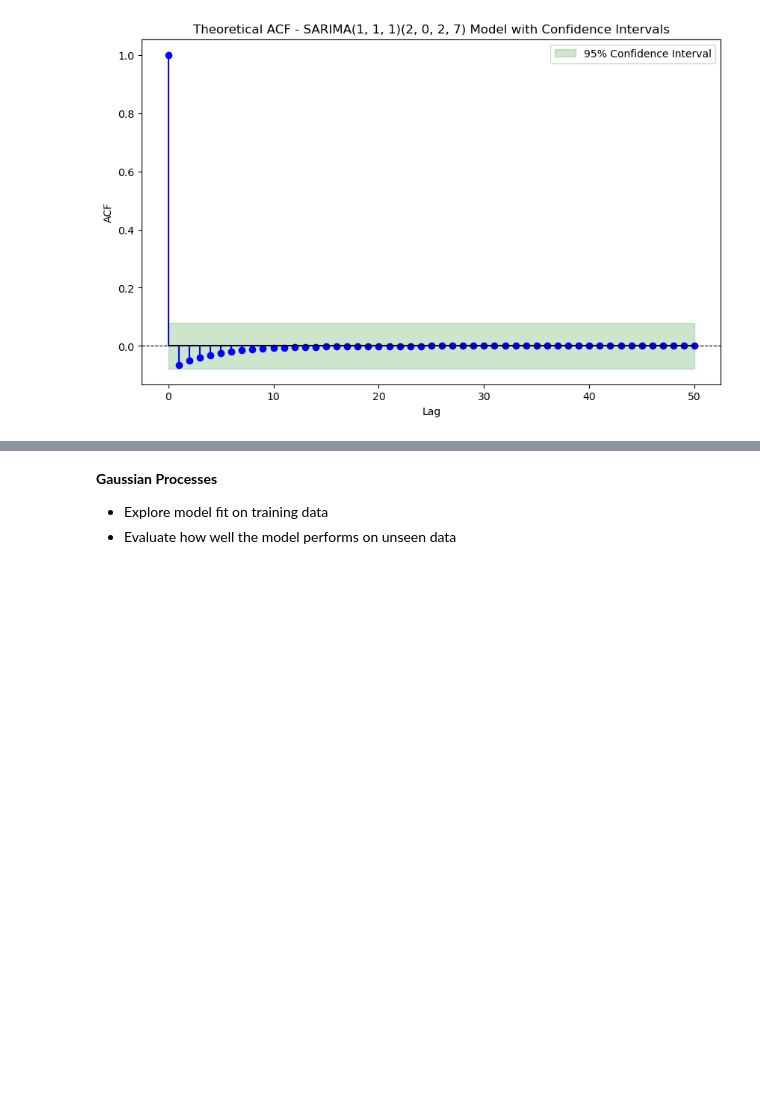
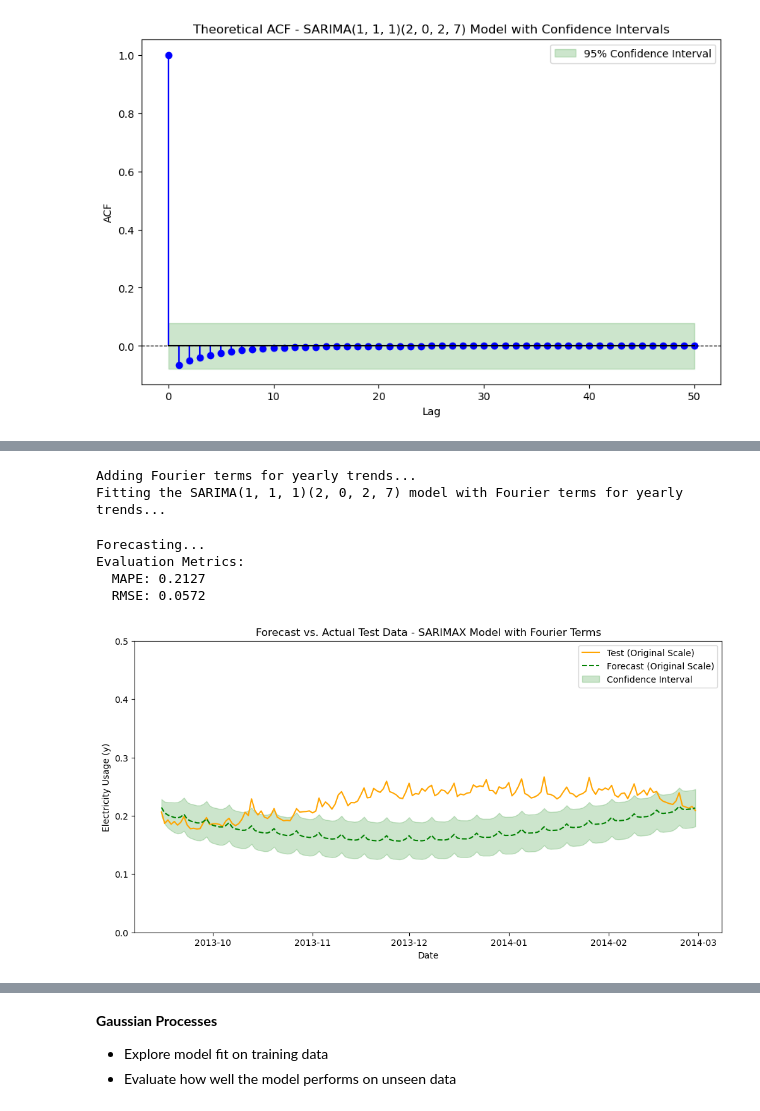
Before and after one commit to chowfi/electricity_demand_forecasting, a Jupyter notebook: notebooks/models.ipynb, the cells around one changed output, grey strips where cells are left out. Cells and saved outputs as stored; diff of their text form; code cells hidden in the pictures; blank space fills up the shorter version.

```diff
--- a/notebooks/models.ipynb
+++ b/notebooks/models.ipynb
@@ -991,0 +1041,58 @@ Evaluation Metrics:
+# %%
+#original(not-differenced data) scale
+#conclusion: fourier terms also not making a difference here at the original scale!
+
+train_series = train_data_daily.set_index('date')['y']
+test_series = test_data_daily.set_index('date')['y']
+
+print("Adding Fourier terms for yearly trends...")
+fourier_yearly = Fourier(period=365.25, order=1)
+fourier_terms_train = fourier_yearly.in_sample(index=train_series.index)
+
+print("Fitting the SARIMA(1, 1, 1)(2, 0, 2, 7) model with Fourier terms for yearly trends...")
+model = SARIMAX(
+    endog=train_series,
+    exog=fourier_terms_train,
+    order=(1, 1, 1),
+    seasonal_order=(2, 0, 2, 7),
+    enforce_stationarity=False,
+    enforce_invertibility=False,
+)
+
+results = model.fit(disp=False)
+
+print("Forecasting...")
+future_fourier_terms = fourier_yearly.out_of_sample(steps=len(test_series), index=test_series.index)
+forecast_values = results.get_forecast(steps=len(test_series), exog=future_fourier_terms).predicted_mean
+conf_int = results.get_forecast(steps=len(test_series), exog=future_fourier_terms).conf_int()
+
+mape = mean_absolute_percentage_error(test_series, forecast_values)
+rmse = np.sqrt(mean_squared_error(test_series, forecast_values))
+
+print(f"Evaluation Metrics:")
+print(f"  MAPE: {mape:.4f}")
+print(f"  RMSE: {rmse:.4f}")
+
+plt.figure(figsize=(12, 6))
+plt.plot(test_series.index, test_series, label='Test (Original Scale)', color='orange')
+plt.plot(test_series.index, forecast_values, label='Forecast (Original Scale)', linestyle='--', color='green')
+plt.fill_between(
+    test_series.index,
+    conf_int.iloc[:, 0],
+    conf_int.iloc[:, 1],
+    color='green', alpha=0.2, label='Confidence Interval'
+)
+plt.title("Forecast vs. Actual Test Data - SARIMAX Model with Fourier Terms")
+plt.xlabel("Date")
+plt.ylabel("Electricity Usage (y)")
+plt.ylim(0,0.5)
+plt.legend()
+plt.show()
+# %% [output]
+Adding Fourier terms for yearly trends...
+Fitting the SARIMA(1, 1, 1)(2, 0, 2, 7) model with Fourier terms for yearly trends...
+Forecasting...
+Evaluation Metrics:
+  MAPE: 0.2127
+  RMSE: 0.0572
+[figure, added]
```
Also changed, not shown: parts of 6 cells of this notebook.
